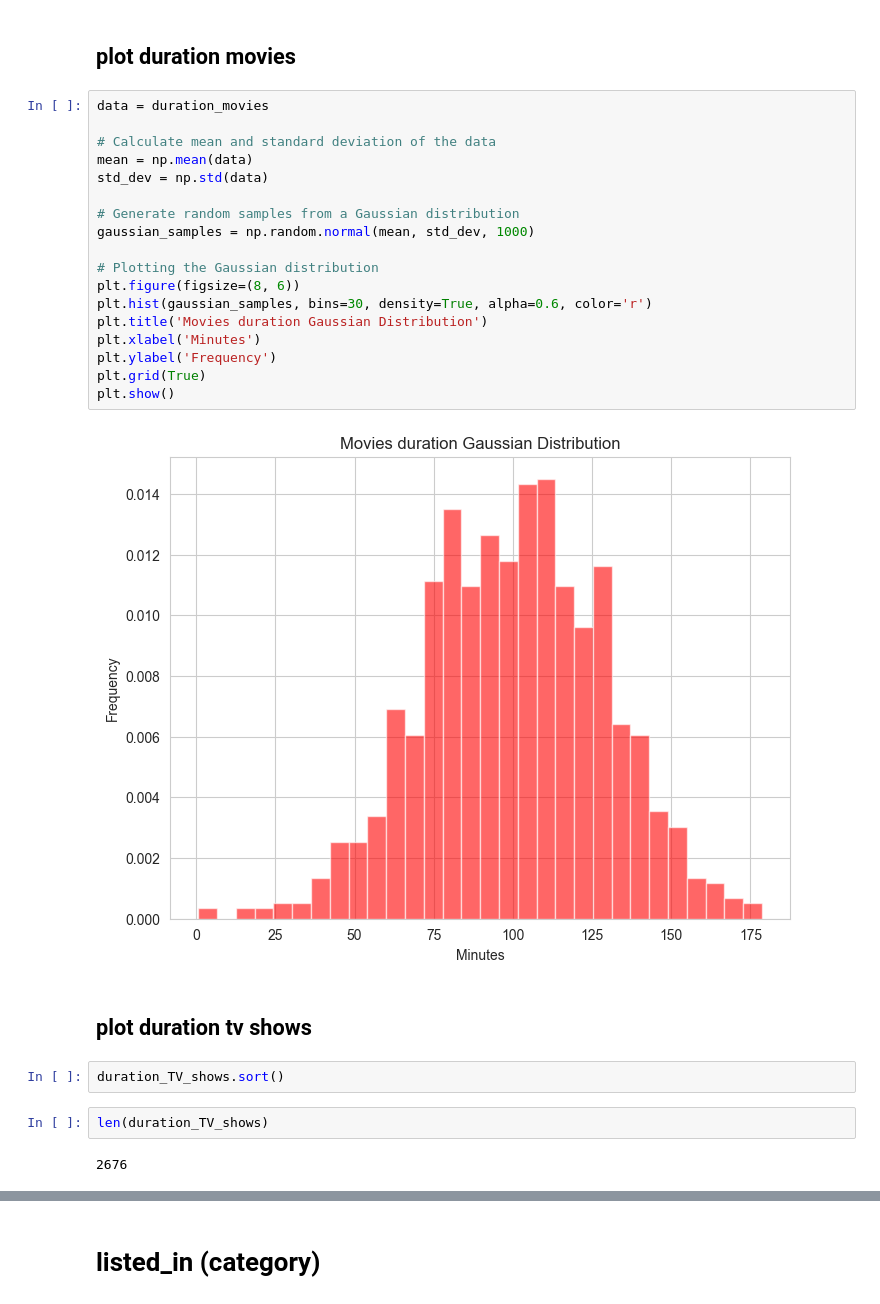
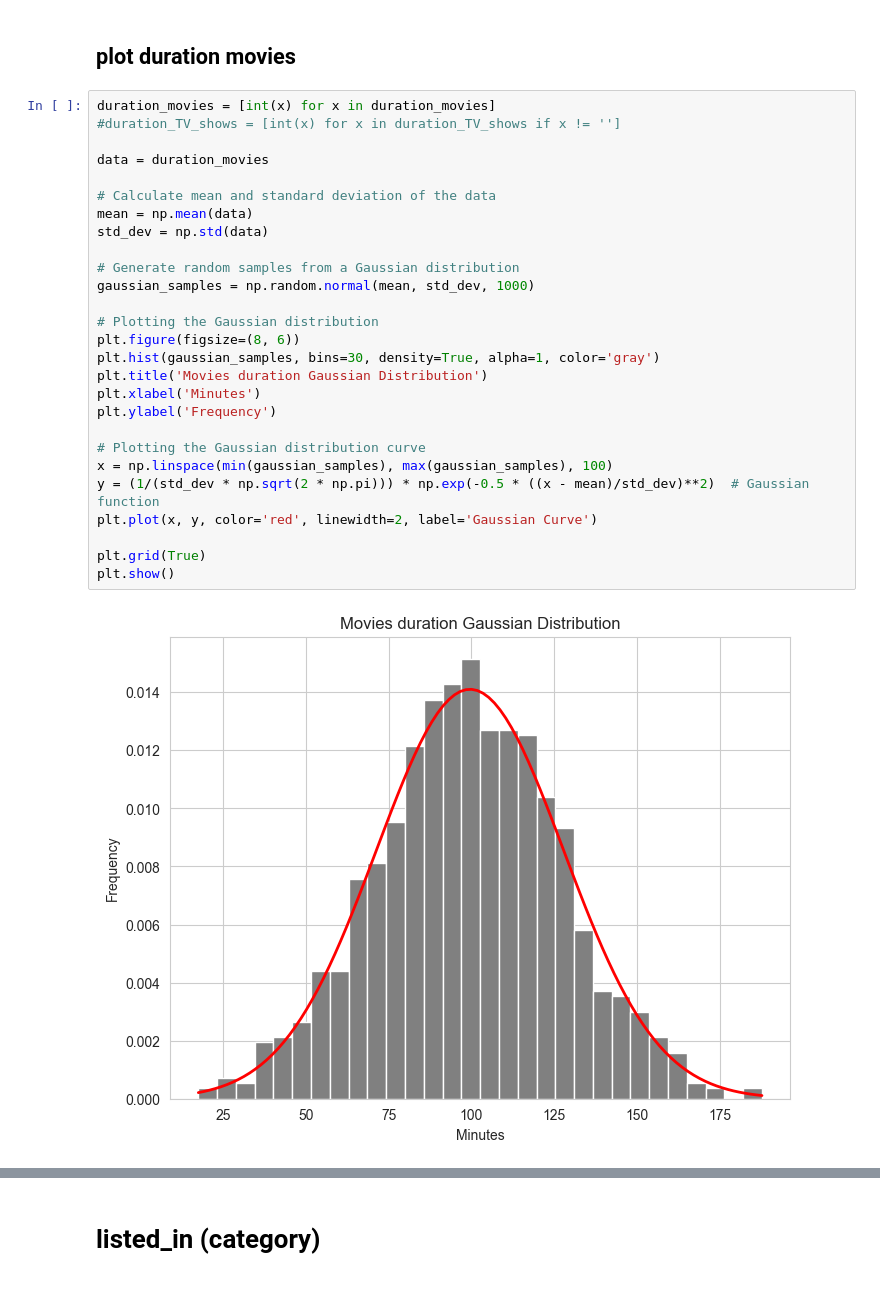
Before and after one commit to Edgar-La/Data_visualization_MoviesTVshows, a Jupyter notebook: Data_visualization.ipynb, the cells around one changed output, grey strips where cells are left out. Drawn from its saved outputs; the diff is of its cells as text.

Commit message:
duration plots added

```diff
--- a/Data_visualization.ipynb
+++ b/Data_visualization.ipynb
@@ -636,30 +486,31 @@ duration_TV_shows
 # %% [markdown]
 ## plot duration movies
 # %%
+duration_movies = [int(x) for x in duration_movies]
+#duration_TV_shows = [int(x) for x in duration_TV_shows if x != '']
+
 data = duration_movies
 
 # Calculate mean and standard deviation of the data
 mean = np.mean(data)
 std_dev = np.std(data)
 
 # Generate random samples from a Gaussian distribution
 gaussian_samples = np.random.normal(mean, std_dev, 1000)
 
 # Plotting the Gaussian distribution
 plt.figure(figsize=(8, 6))
-plt.hist(gaussian_samples, bins=30, density=True, alpha=0.6, color='r')
+plt.hist(gaussian_samples, bins=30, density=True, alpha=1, color='gray')
 plt.title('Movies duration Gaussian Distribution')
 plt.xlabel('Minutes')
 plt.ylabel('Frequency')
+
+# Plotting the Gaussian distribution curve
+x = np.linspace(min(gaussian_samples), max(gaussian_samples), 100)
+y = (1/(std_dev * np.sqrt(2 * np.pi))) * np.exp(-0.5 * ((x - mean)/std_dev)**2)  # Gaussian function
+plt.plot(x, y, color='red', linewidth=2, label='Gaussian Curve')
+
 plt.grid(True)
 plt.show()
 # %% [output]
-[figure, old version]
+[figure, new version]
-# %% [markdown]
-## plot duration tv shows
-# %%
-duration_TV_shows.sort()
-# %%
-len(duration_TV_shows)
-# %% [output]
-2676
```
Also changed, not shown: parts of 27 cells of this notebook.
